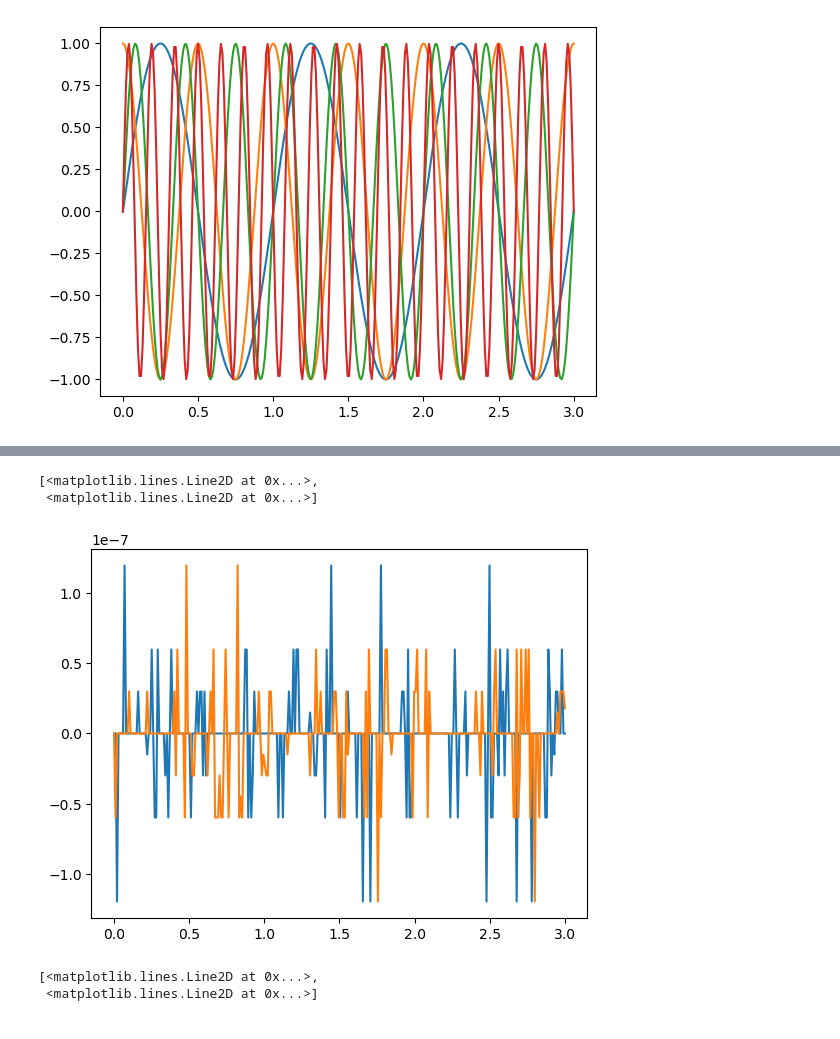
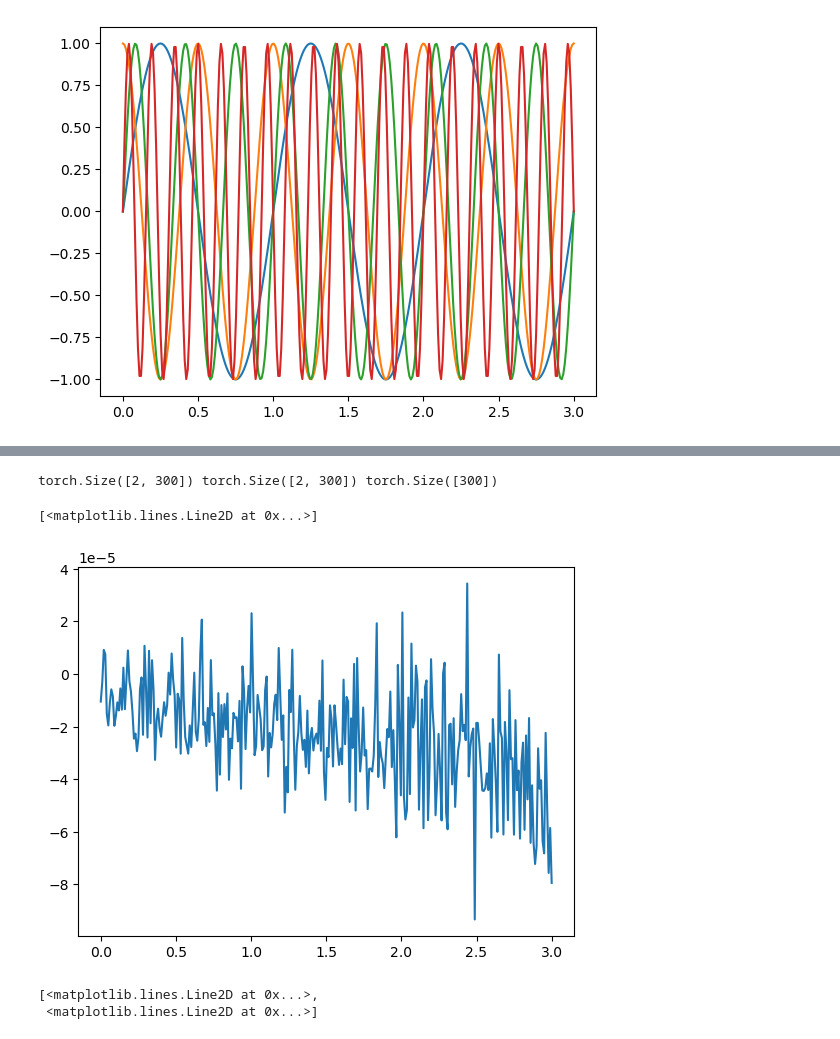
Before and after one commit to kolusask/IDP, a Jupyter notebook: test_fft.ipynb, the cells around one changed output, grey strips where cells are left out. Drawn from its saved outputs; the diff is of its cells as text; code cells hidden in the pictures.

```diff
--- a/test_fft.ipynb
+++ b/test_fft.ipynb
@@ -54,7 +54,24 @@ torch.Size([300, 2])
 [<matplotlib.lines.Line2D at 0x...>,
  <matplotlib.lines.Line2D at 0x...>]
 [figure]
+# %%
+def fft(x):
+    # B, N = x.shape
+    N = len(x)
+    W = torch.exp(torch.ones(1) * -2j * torch.pi / N)# + torch.arange(N))
+    # W = torch.tile(W, (B, 1))
+    # n = torch.tile(torch.arange(N), (B, 1))
+
+    result = []
+    for k in range(N):
+        X_k = 0
+        for n in range(N):
+            X_k += x[n] * W ** (k * n)
+        result.append(X_k)
+
+    return torch.tensor(result)
 # %%
-sig_fft = torch.fft.fft(sig_sum, dim=1)
-sig_fft[:5]
+sig_fft = torch.fft.fft(sig_sum, dim=1).T
+sig_fft = torch.stack((fft(sig_sum[0]), fft(sig_sum[1]))).T
+sig_fft
 # %% [output]
@@ -75,10 +104,25 @@ plt.plot(freq[:plot_len], fft_mag[:plot_len])
+# %%
+def ifft(fft):
+    N = len(fft)
+    W = torch.exp(torch.ones(1) * -2j * torch.pi / N)# + torch.arange(N))
+
+    result = []
+    for n in range(N):
+        X_n = 0
+        for k in range(N):
+            X_n += fft[k] * W.pow(-n * k)
+        result.append(X_n / N)
+
+    return torch.tensor(result)
 # %%
-sig_restored = torch.fft.ifft(sig_fft)
-plt.plot(time, torch.real(sig_restored) - sig_sum)
+# sig_restored = torch.fft.ifft(sig_fft)
+sig_restored = torch.stack((ifft(sig_fft[:, 0]), ifft(sig_fft[:, 1])))
+print(sig_restored.shape, sig_sum.shape, time.shape)
+plt.plot(time, (torch.real(sig_restored) - sig_sum)[1])
 # %% [output]
-[<matplotlib.lines.Line2D at 0x...>,
- <matplotlib.lines.Line2D at 0x...>]
+torch.Size([2, 300]) torch.Size([2, 300]) torch.Size([300])
+[<matplotlib.lines.Line2D at 0x...>]
-[figure, old version]
+[figure, new version]
 # %%
 sig_fft[fft_mag < 50] = 0.0
 fft_mag = torch.abs(sig_fft)
```
Also changed, not shown: parts of 3 cells of this notebook.
